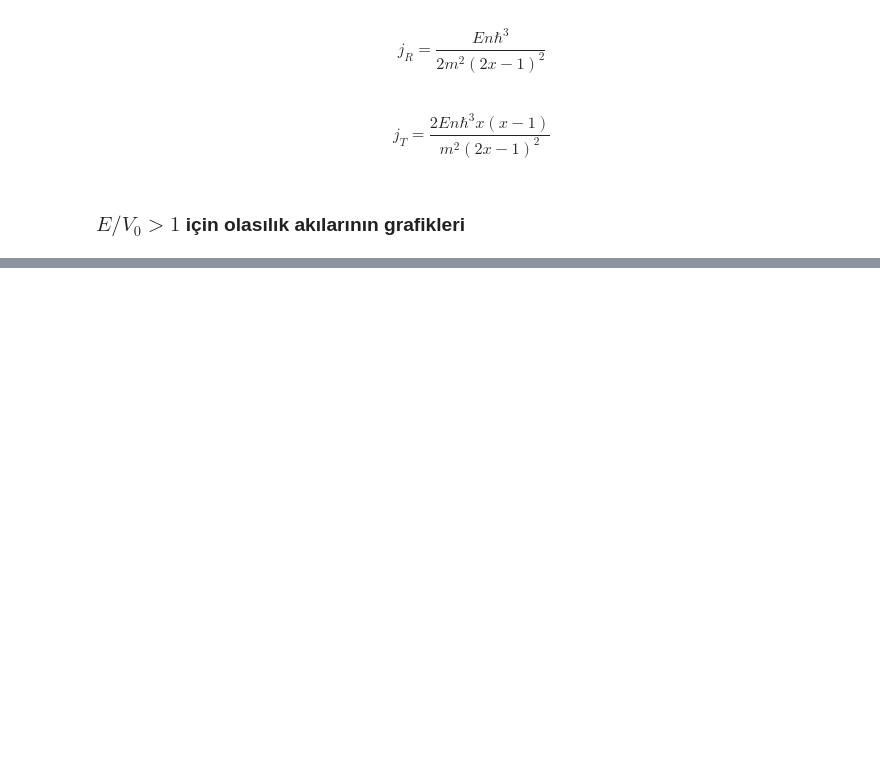
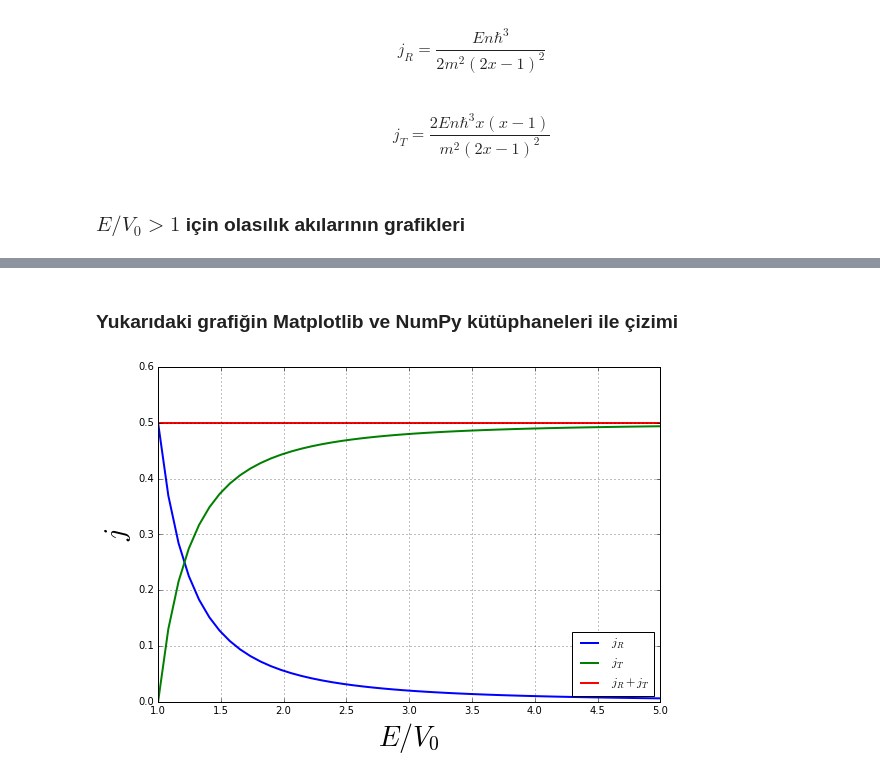
Before and after one commit to mkarakoc/Kuantum_Fizigi, a Jupyter notebook: programlar/BasamakPotansiyeli.ipynb, the cells around one changed output, grey strips where cells are left out. Drawn from its saved outputs; the diff is of its cells as text; code cells hidden in the pictures; blank space fills up the shorter version.

```diff
--- a/programlar/BasamakPotansiyeli.ipynb
+++ b/programlar/BasamakPotansiyeli.ipynb
@@ -143,0 +145,22 @@ p.show()
+# %% [markdown]
+### Yukarıdaki grafiğin Matplotlib ve NumPy kütüphaneleri ile çizimi
+# %%
+prms = {hbar:1, m:1, En:1}
+xnp = np.linspace(1, 5)
+
+
+jRxs = lambdify(x, jRx.subs(prms))
+jTxs = lambdify(x, jTx.subs(prms))
+
+plt.figure(figsize=(9, 6))
+plt.plot(xnp, np.real(jRxs(xnp)), label="$j_R$",lw=2)
+plt.plot(xnp, np.real(jTxs(xnp)), label="$j_T$", lw=2)
+plt.plot(xnp, np.real(jRxs(xnp)+jTxs(xnp)), label="$j_R + j_T$", lw=2)
+
+plt.xlabel("$E/V_0$", fontsize=28)
+plt.ylabel("$j$", fontsize=28)
+plt.legend(loc="best")
+plt.grid()
+plt.show()
+# %% [output]
+[figure, added]
```
Also changed, not shown: parts of 2 cells of this notebook, 1 other file.
